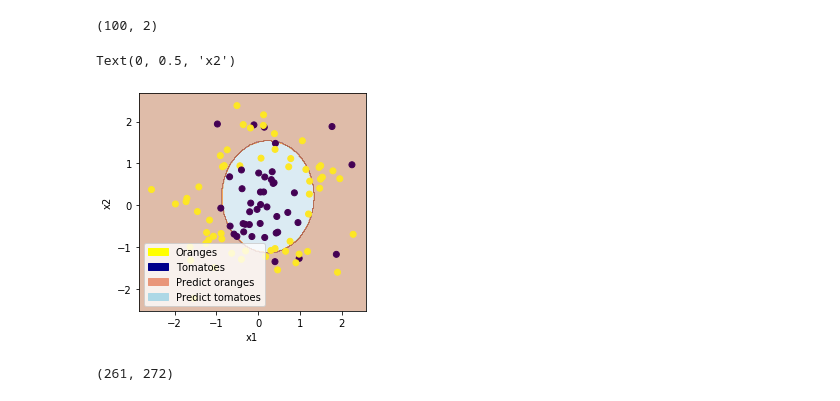
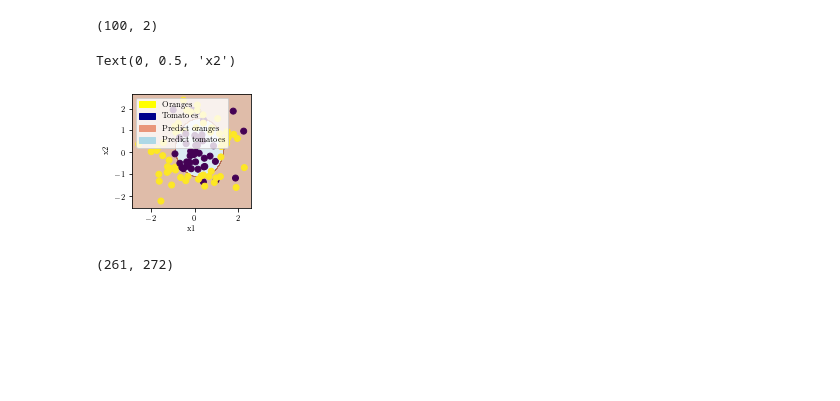
Before and after one commit to nipunbatra/ml-teaching, a Jupyter notebook: notebooks/logistic-circular.ipynb, the cells around one changed output. Drawn from its saved outputs; the diff is of its cells as text; code cells hidden in the pictures; blank space fills up the shorter version.

Commit message:
used latexify

```diff
--- a/notebooks/logistic-circular.ipynb
+++ b/notebooks/logistic-circular.ipynb
@@ -109,34 +110,34 @@ X.shape
 # %%
 # create a mesh to plot in
 x_min, x_max = X[:, 0].min() - 0.3, X[:, 0].max() + 0.3
 y_min, y_max = X[:, 1].min() - 0.3, X[:, 1].max() + 0.3
 h = 0.02
 xx, yy = np.meshgrid(np.arange(x_min, x_max, h),
                      np.arange(y_min, y_max, h))
 
 
 
 
 
 Z = clf.predict(np.c_[xx.ravel(), yy.ravel(), np.square(xx.ravel()), np.square(yy.ravel())])
 
 # Put the result into a color plot
 Z = Z.reshape(xx.shape)
-#latexify()
+latexify()
 yellow_patch = mpatches.Patch(color='yellow', label='Oranges')
 blue_patch = mpatches.Patch(color='darkblue', label='Tomatoes')
 pink_patch = mpatches.Patch(color='darksalmon', label='Predict oranges')
 lblue_patch = mpatches.Patch(color='lightblue', label='Predict tomatoes')
 plt.legend(handles=[yellow_patch, blue_patch, pink_patch, lblue_patch])
 
 plt.contourf(xx, yy, Z, cmap=plt.cm.Paired, alpha=0.4)
 plt.gca().set_aspect('equal')
 plt.scatter(x1, x2, c=y)
 plt.xlabel("x1")
 plt.ylabel("x2")
 # %% [output]
 Text(0, 0.5, 'x2')
-[figure, old version]
+[figure, new version]
 # %%
 Z.shape
 # %% [output]
```
Also changed, not shown: parts of 3 cells of this notebook, 4 other files.
